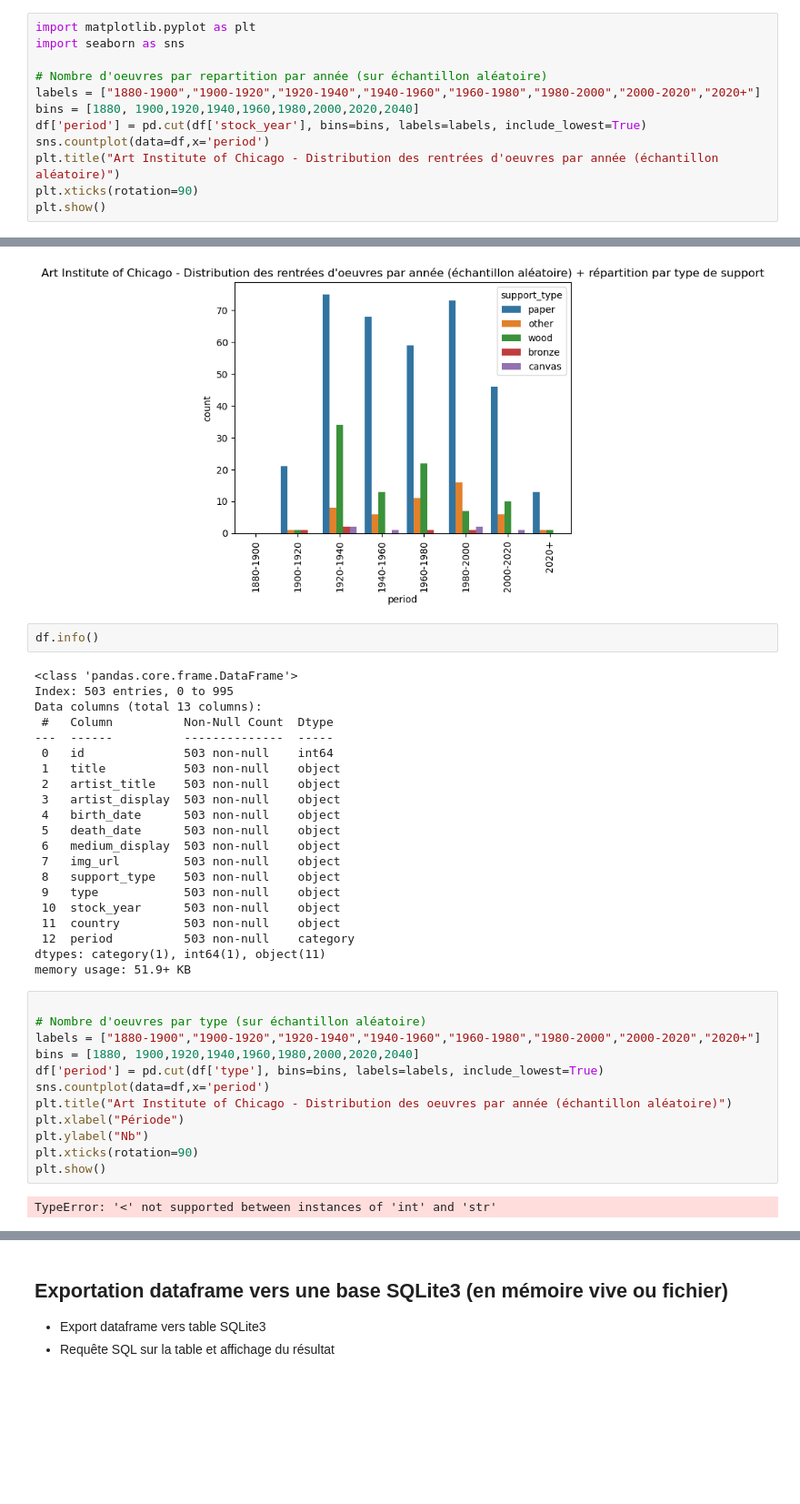
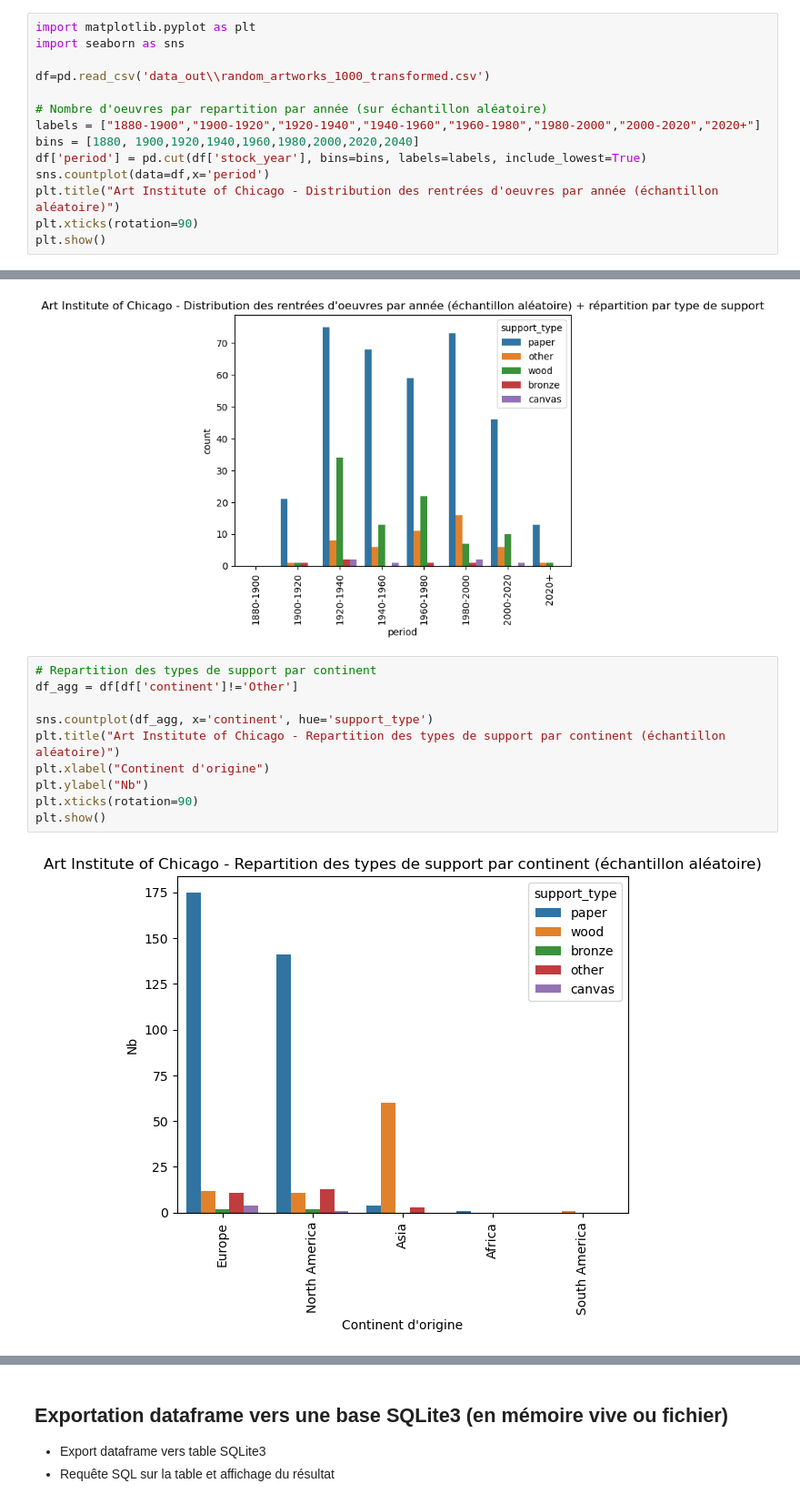
Before and after one commit to aXee808/AI2-module2-project, a Jupyter notebook: jupyter_notebook/project.ipynb, the cells around one changed output, grey strips where cells are left out. Shown at 91% size. Drawn from its saved outputs; the diff is of its cells as text; blank space fills up the shorter version.

```diff
--- a/jupyter_notebook/project.ipynb
+++ b/jupyter_notebook/project.ipynb
@@ -314,6 +337,8 @@ See the caveats in the documentation: https://pandas.pydata.org/pandas-docs/stab
 # %%
 import matplotlib.pyplot as plt
 import seaborn as sns
+
+df=pd.read_csv('data_out\\random_artworks_1000_transformed.csv')
 
 # Nombre d'oeuvres par repartition par année (sur échantillon aléatoire)
 labels = ["1880-1900","1900-1920","1920-1940","1940-1960","1960-1980","1980-2000","2000-2020","2020+"]
@@ -336,42 +361,17 @@ plt.xticks(rotation=90)
 plt.show()
 # %% [output]
 [figure]
-# %%
-df.info()
-# %% [output]
-<class 'pandas.core.frame.DataFrame'>
-Index: 503 entries, 0 to 995
-Data columns (total 13 columns):
- #   Column          Non-Null Count  Dtype
----  ------          --------------  -----
- 0   id              503 non-null    int64
- 1   title           503 non-null    object
- 2   artist_title    503 non-null    object
- 3   artist_display  503 non-null    object
- 4   birth_date      503 non-null    object
- 5   death_date      503 non-null    object
- 6   medium_display  503 non-null    object
- 7   img_url         503 non-null    object
- 8   support_type    503 non-null    object
- 9   type            503 non-null    object
- 10  stock_year      503 non-null    object
- 11  country         503 non-null    object
- 12  period          503 non-null    category
-dtypes: category(1), int64(1), object(11)
-memory usage: 51.9+ KB
-# %%
-
-# Nombre d'oeuvres par type (sur échantillon aléatoire)
-labels = ["1880-1900","1900-1920","1920-1940","1940-1960","1960-1980","1980-2000","2000-2020","2020+"]
-bins = [1880, 1900,1920,1940,1960,1980,2000,2020,2040]
-df['period'] = pd.cut(df['type'], bins=bins, labels=labels, include_lowest=True)
-sns.countplot(data=df,x='period')
-plt.title("Art Institute of Chicago - Distribution des oeuvres par année (échantillon aléatoire)")
-plt.xlabel("Période")
-plt.ylabel("Nb")
-plt.xticks(rotation=90)
-plt.show()
-# %% [output]
-TypeError: '<' not supported between instances of 'int' and 'str'
+# %%
+# Repartition des types de support par continent
+df_agg = df[df['continent']!='Other']
+
+sns.countplot(df_agg, x='continent', hue='support_type')
+plt.title("Art Institute of Chicago - Repartition des types de support par continent (échantillon aléatoire)")
+plt.xlabel("Continent d'origine")
+plt.ylabel("Nb")
+plt.xticks(rotation=90)
+plt.show()
+# %% [output]
+[figure, added]
 # %%
 # Nombre d'oeuvres par pays d'origine
```
Also changed, not shown: parts of 11 cells of this notebook, 1 other file.
